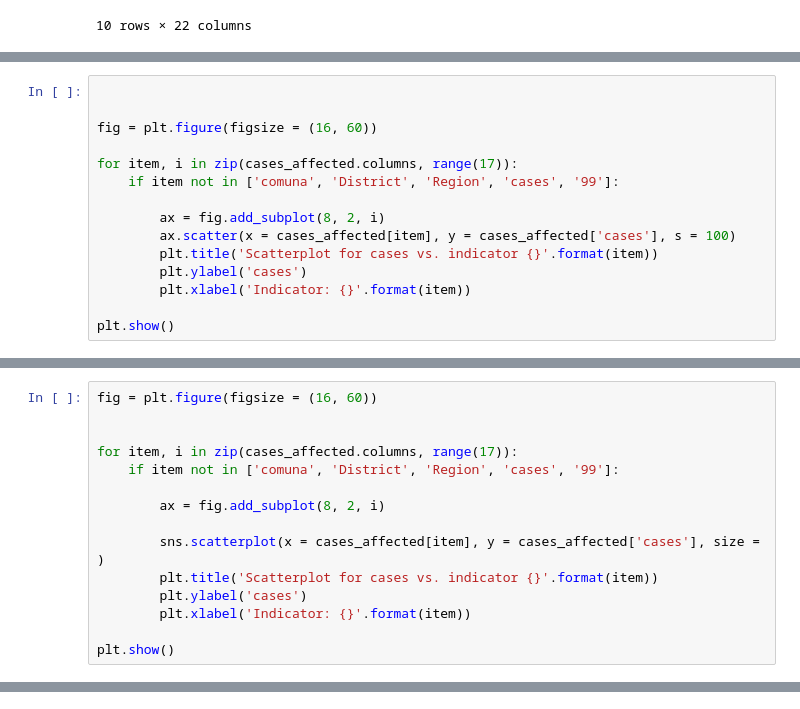
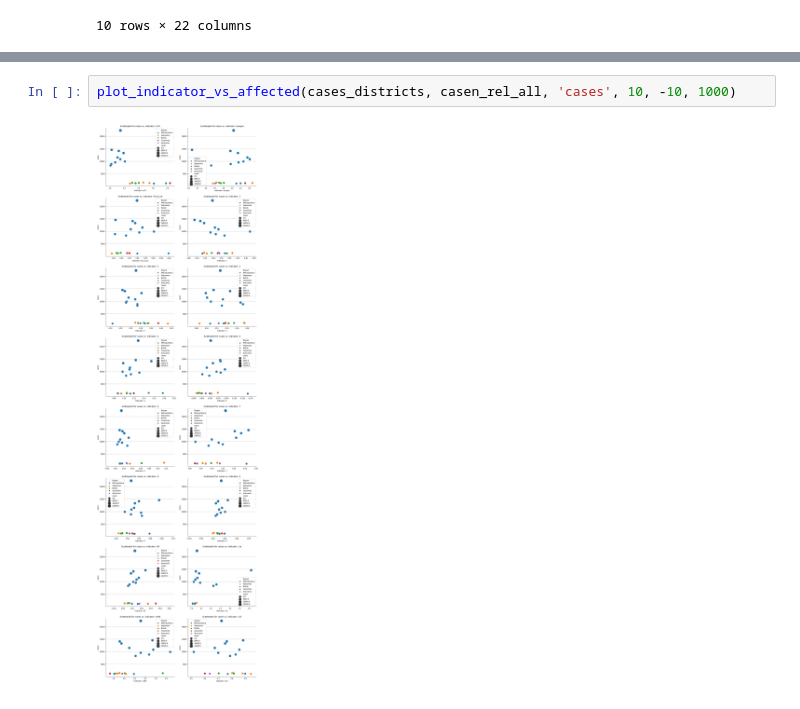
Before and after one commit to muellermax/Chile-Capstone, a Jupyter notebook: Chile Capstone.ipynb, the cells around one changed output, grey strips where cells are left out. Saved outputs shown, nothing was run; the diff lists cells and outputs as text.

```diff
--- a/Chile Capstone.ipynb
+++ b/Chile Capstone.ipynb
@@ -826,18 +825,3 @@ cases_affected.head()
 | 3 | 13110 | 1.188430 | 4.136364 | 0.386097 | 0.143802 | 0.302893 | 0.098347 | 0.098347 | 0.058678 | 0.021074 | ... | ... |
 | 4 | 13122 | 1.104938 | 4.354396 | 0.431512 | 0.210562 | 0.239369 | 0.100823 | 0.111797 | 0.039781 | 0.031550 | ... | ... |
 5 rows × 22 columns
-# %%
-
-
-fig = plt.figure(figsize = (16, 60))
-
-for item, i in zip(cases_affected.columns, range(17)):
-    if item not in ['comuna', 'District', 'Region', 'cases', '99']:
-
-        ax = fig.add_subplot(8, 2, i)
-        ax.scatter(x = cases_affected[item], y = cases_affected['cases'], s = 100)
-        plt.title('Scatterplot for cases vs. indicator {}'.format(item))
-        plt.ylabel('cases')
-        plt.xlabel('Indicator: {}'.format(item))
-
-plt.show()
@@ -846,15 +827,0 @@ plt.show()
-# %%
-fig = plt.figure(figsize = (16, 60))
-
-
-for item, i in zip(cases_affected.columns, range(17)):
-    if item not in ['comuna', 'District', 'Region', 'cases', '99']:
-
-        ax = fig.add_subplot(8, 2, i)
-
-        sns.scatterplot(x = cases_affected[item], y = cases_affected['cases'], size = )
-        plt.title('Scatterplot for cases vs. indicator {}'.format(item))
-        plt.ylabel('cases')
-        plt.xlabel('Indicator: {}'.format(item))
-
-plt.show()
@@ -866,0 +872,4 @@ KeyboardInterrupt:
+# %%
+plot_indicator_vs_affected(cases_districts, casen_rel_all, 'cases', 10, -10, 1000)
+# %% [output]
+[figure, added]
```
Also changed, not shown: parts of 7 cells of this notebook.
